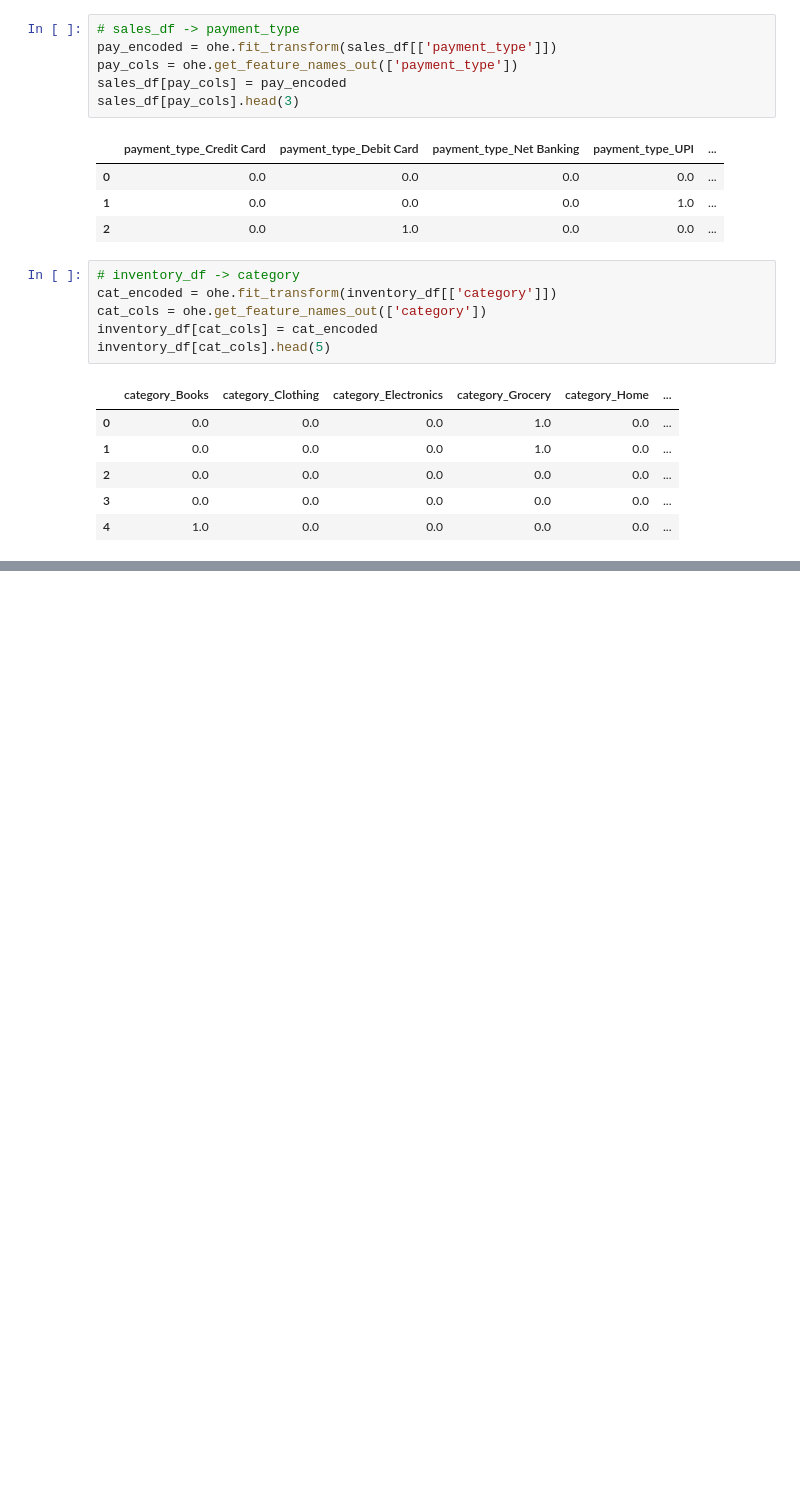
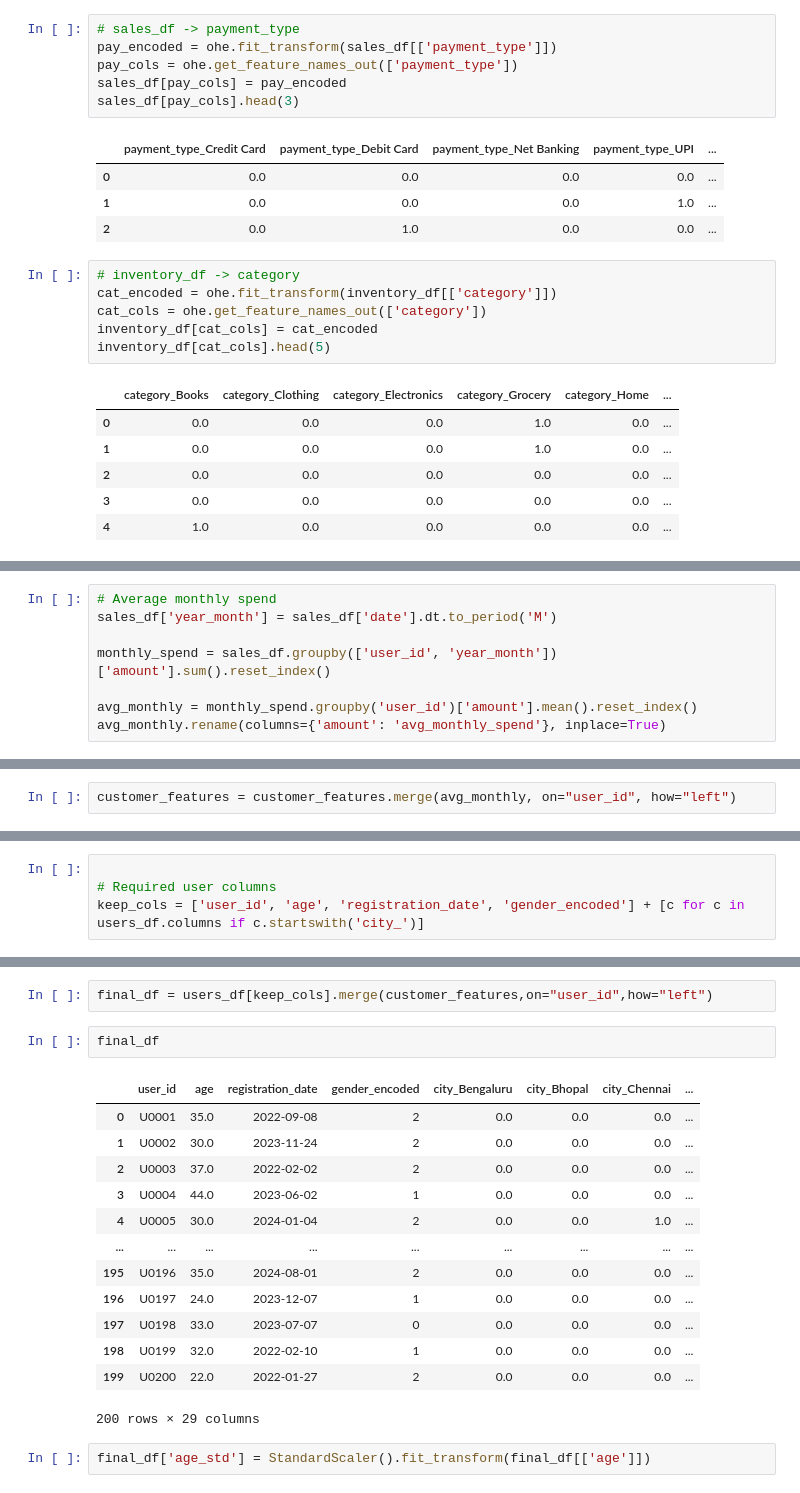
Before and after one commit to isamaliya16/Customer_Purchase_Behavior_DPFE, a Jupyter notebook: Customer_Purchase_Behavior_Analysis.ipynb, the cells around one changed output, grey strips where cells are left out. Saved outputs shown, nothing was run; the diff lists cells and outputs as text; blank space fills up the shorter version.

```diff
--- a/Customer_Purchase_Behavior_Analysis.ipynb
+++ b/Customer_Purchase_Behavior_Analysis.ipynb
@@ -235,0 +319,8 @@ inventory_df[cat_cols].head(5)
+# %%
+# Average monthly spend
+sales_df['year_month'] = sales_df['date'].dt.to_period('M')
+
+monthly_spend = sales_df.groupby(['user_id', 'year_month'])['amount'].sum().reset_index()
+
+avg_monthly = monthly_spend.groupby('user_id')['amount'].mean().reset_index()
+avg_monthly.rename(columns={'amount': 'avg_monthly_spend'}, inplace=True)
@@ -235,0 +342,2 @@ inventory_df[cat_cols].head(5)
+# %%
+customer_features = customer_features.merge(avg_monthly, on="user_id", how="left")
@@ -235,0 +353,4 @@ inventory_df[cat_cols].head(5)
+# %%
+
+# Required user columns
+keep_cols = ['user_id', 'age', 'registration_date', 'gender_encoded'] + [c for c in users_df.columns if c.startswith('city_')]
@@ -235,0 +377,20 @@ inventory_df[cat_cols].head(5)
+# %%
+final_df = users_df[keep_cols].merge(customer_features,on="user_id",how="left")
+# %%
+final_df
+# %% [output]
+|  | user_id | age | registration_date | gender_encoded | city_Bengaluru | city_Bhopal | city_Chennai | ... |
+| 0 | U0001 | 35.0 | 2022-09-08 | 2 | 0.0 | 0.0 | 0.0 | ... |
+| 1 | U0002 | 30.0 | 2023-11-24 | 2 | 0.0 | 0.0 | 0.0 | ... |
+| 2 | U0003 | 37.0 | 2022-02-02 | 2 | 0.0 | 0.0 | 0.0 | ... |
+| 3 | U0004 | 44.0 | 2023-06-02 | 1 | 0.0 | 0.0 | 0.0 | ... |
+| 4 | U0005 | 30.0 | 2024-01-04 | 2 | 0.0 | 0.0 | 1.0 | ... |
+| ... | ... | ... | ... | ... | ... | ... | ... | ... |
+| 195 | U0196 | 35.0 | 2024-08-01 | 2 | 0.0 | 0.0 | 0.0 | ... |
+| 196 | U0197 | 24.0 | 2023-12-07 | 1 | 0.0 | 0.0 | 0.0 | ... |
+| 197 | U0198 | 33.0 | 2023-07-07 | 0 | 0.0 | 0.0 | 0.0 | ... |
+| 198 | U0199 | 32.0 | 2022-02-10 | 1 | 0.0 | 0.0 | 0.0 | ... |
+| 199 | U0200 | 22.0 | 2022-01-27 | 2 | 0.0 | 0.0 | 0.0 | ... |
+200 rows × 29 columns
+# %%
+final_df['age_std'] = StandardScaler().fit_transform(final_df[['age']])
```
Also changed, not shown: parts of 18 cells of this notebook, 3 other files.
